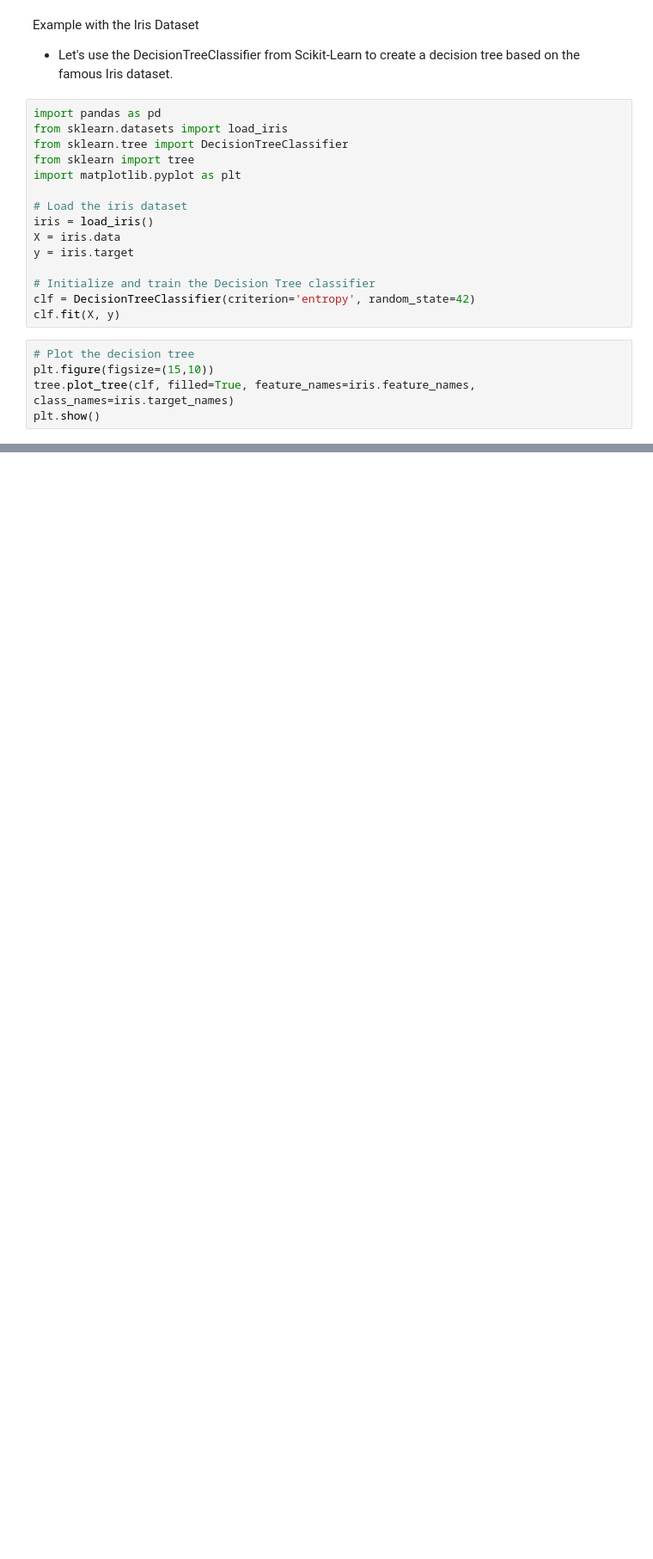
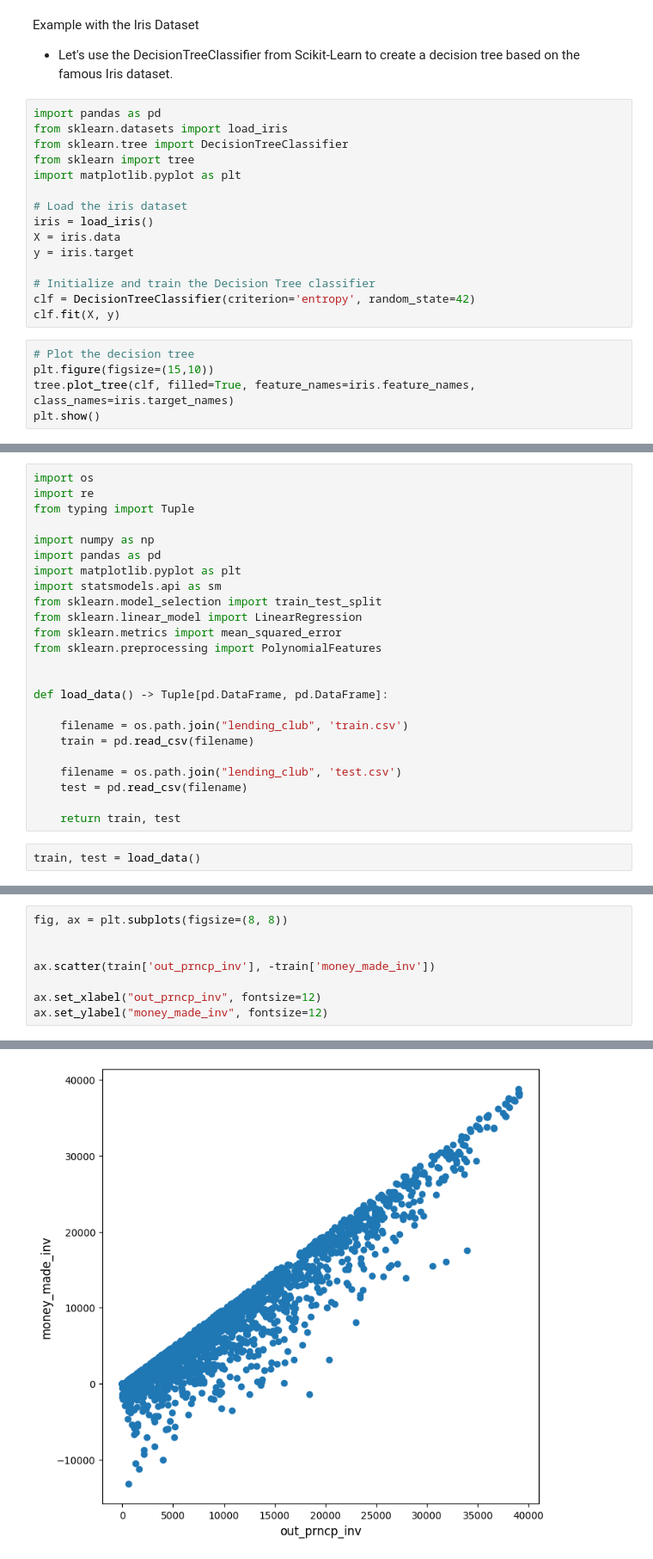
Before and after one commit to omegazerore/AI_Tutorial, a Jupyter notebook: tutorial/DataScienceIntro/Week-4/notebook.ipynb, the cells around one changed output, grey strips where cells are left out. Shown: that part at 86% size. Cells and saved outputs as stored; diff of their text form; blank space fills up the shorter version.

```diff
--- a/tutorial/DataScienceIntro/Week-4/notebook.ipynb
+++ b/tutorial/DataScienceIntro/Week-4/notebook.ipynb
@@ -266,0 +273,26 @@ plt.show()
+# %%
+import os
+import re
+from typing import Tuple
+
+import numpy as np
+import pandas as pd
+import matplotlib.pyplot as plt
+import statsmodels.api as sm
+from sklearn.model_selection import train_test_split
+from sklearn.linear_model import LinearRegression
+from sklearn.metrics import mean_squared_error
+from sklearn.preprocessing import PolynomialFeatures
+
+
+def load_data() -> Tuple[pd.DataFrame, pd.DataFrame]:
+
+    filename = os.path.join("lending_club", 'train.csv')
+    train = pd.read_csv(filename)
+
+    filename = os.path.join("lending_club", 'test.csv')
+    test = pd.read_csv(filename)
+
+    return train, test
+# %%
+train, test = load_data()
@@ -266,0 +311,9 @@ plt.show()
+# %%
+fig, ax = plt.subplots(figsize=(8, 8))
+
+
+ax.scatter(train['out_prncp_inv'], -train['money_made_inv'])
+
+ax.set_xlabel("out_prncp_inv", fontsize=12)
+ax.set_ylabel("money_made_inv", fontsize=12)
+# %% [output]
@@ -266,0 +321 @@ plt.show()
+[figure, added]
```
Also changed, not shown: parts of 27 cells of this notebook, 1 other file.
